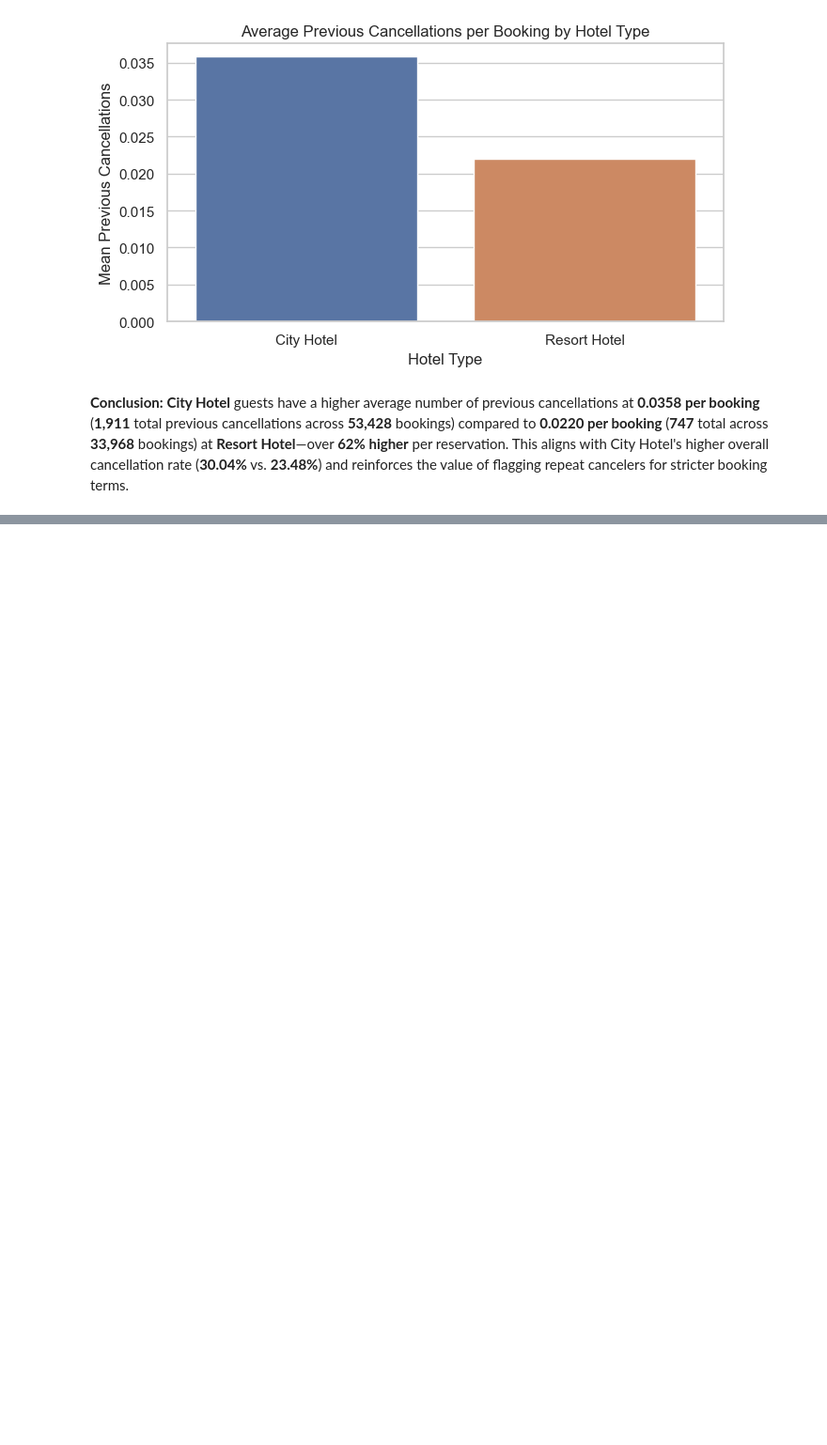
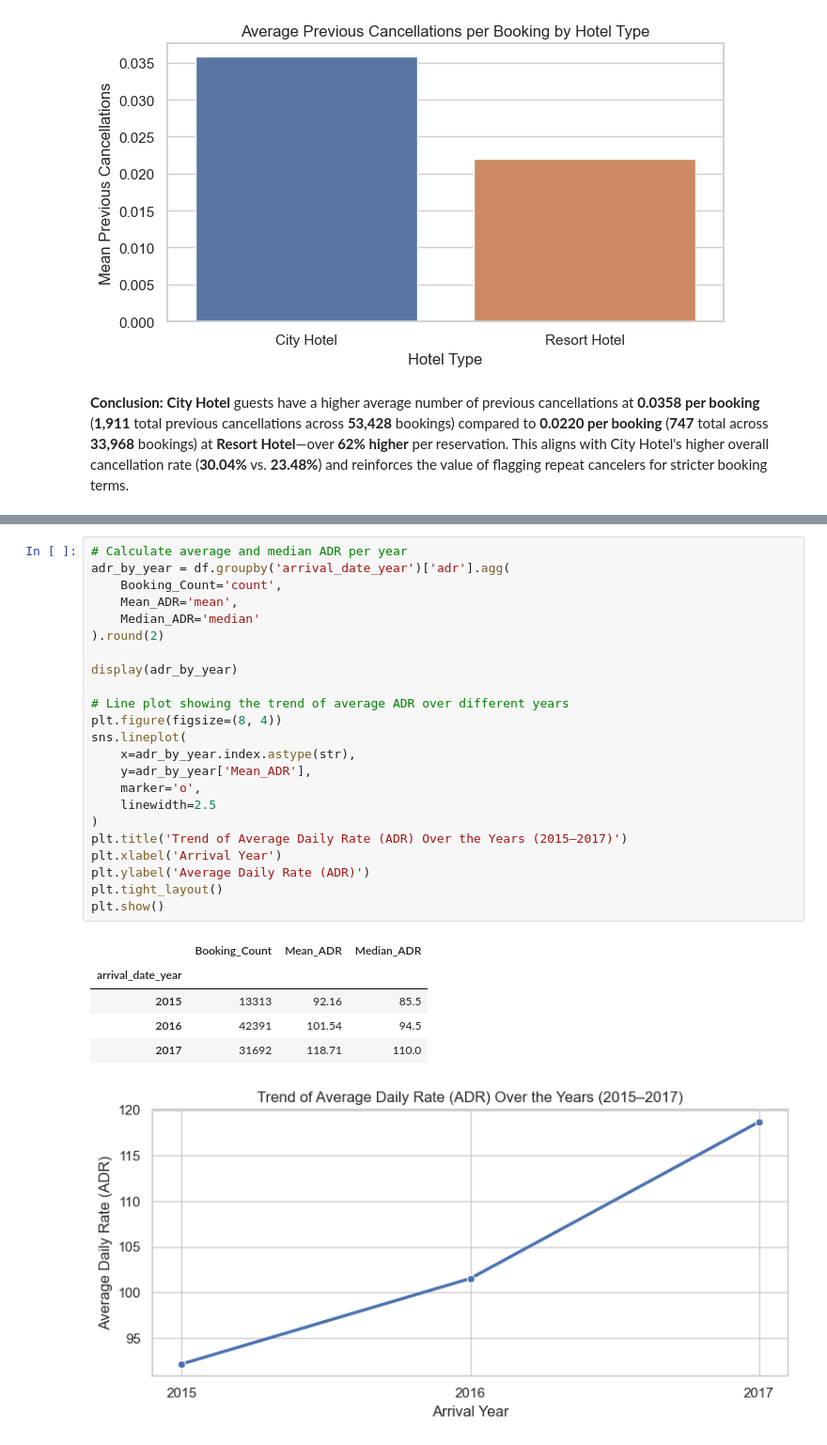
Before and after one commit to eishutamori/Hotel-Operations-Analysis-EDA, a Jupyter notebook: notebook/EDA02 - hotel-booking-analysis-eda.ipynb, the cells around one changed output, grey strips where cells are left out. Shown at 94% size. Drawn from its saved outputs; the diff is of its cells as text; blank space fills up the shorter version.

```diff
--- a/notebook/EDA02 - hotel-booking-analysis-eda.ipynb
+++ b/notebook/EDA02 - hotel-booking-analysis-eda.ipynb
@@ -673,0 +593,30 @@ Customer Type with Highest Mean ADR: Transient (110.14)
+# %%
+# Calculate average and median ADR per year
+adr_by_year = df.groupby('arrival_date_year')['adr'].agg(
+    Booking_Count='count',
+    Mean_ADR='mean',
+    Median_ADR='median'
+).round(2)
+
+display(adr_by_year)
+
+# Line plot showing the trend of average ADR over different years
+plt.figure(figsize=(8, 4))
+sns.lineplot(
+    x=adr_by_year.index.astype(str),
+    y=adr_by_year['Mean_ADR'],
+    marker='o',
+    linewidth=2.5
+)
+plt.title('Trend of Average Daily Rate (ADR) Over the Years (2015–2017)')
+plt.xlabel('Arrival Year')
+plt.ylabel('Average Daily Rate (ADR)')
+plt.tight_layout()
+plt.show()
+# %% [output]
+|  | Booking_Count | Mean_ADR | Median_ADR |
+| arrival_date_year |  |  |  |
+| 2015 | 13313 | 92.16 | 85.5 |
+| 2016 | 42391 | 101.54 | 94.5 |
+| 2017 | 31692 | 118.71 | 110.0 |
+[figure, added]
```
Also changed, not shown: parts of 20 cells of this notebook.
